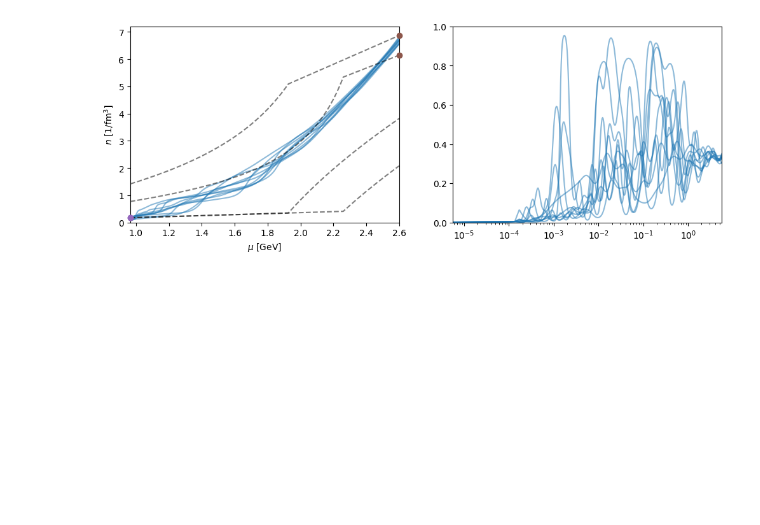
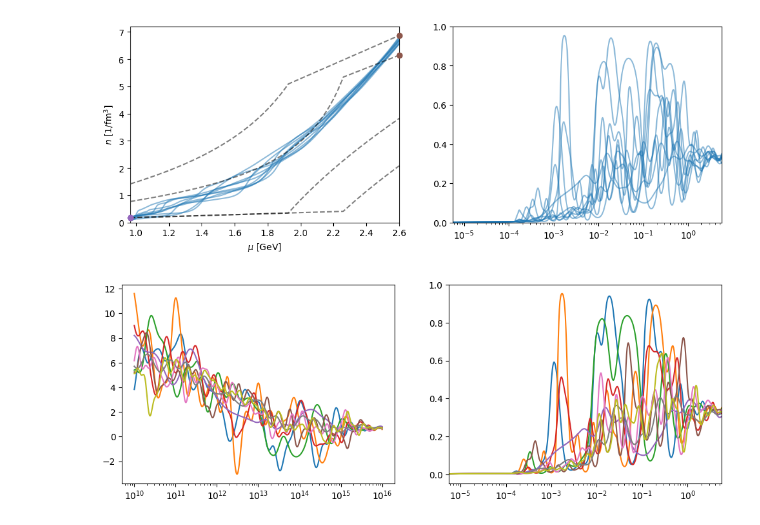
Before and after one commit to eliotfinch/pqcd, a Jupyter notebook: notebooks/modify_tabulated_eos.ipynb, the cells around one changed output. Drawn from its saved outputs; the diff is of its cells as text; code cells hidden in the pictures; blank space fills up the shorter version.

Commit message:
Add plot of custom EOS mean

```diff
--- a/notebooks/modify_tabulated_eos.ipynb
+++ b/notebooks/modify_tabulated_eos.ipynb
@@ -232,20 +244,4 @@ axs[0].set_ylabel(r'$n$ [1/fm$^3$]');
 # %%
-labels = [
-    'a',
-    'b',
-    'c',
-    'd',
-    'e',
-    'f',
-    'g',
-    'h',
-    'i',
-    'j',
-    'k',
-    'l',
-    'm',
-]
-
 hdf5_source = '../make-agnostic-processes/hadagn/bsk/gpr_gpr_hadronic-bsk.hdf5'
 
 for i, new_mean_phi in enumerate(new_mean_phi_array[::12]):
@@ -274,3 +270,63 @@ for i, new_mean_phi in enumerate(new_mean_phi_array[::12]):
             # Create a new dataset
             f_dest['0'].create_dataset('mean', data=new_mean)
             f_dest['0'].create_dataset('cov', data=new_cov)
+# %%
+hdf5_paths = {
+    'had': ['bsk', 'bsr', 'dd', 'eng', 'gm', 'kde', 'mpa', 'nl', 'r', 'sk', 'sly', 'tm'],
+    'hyp': ['bsr', 'dd', 'gm', 'h', 'nl', 'tm'],
+    'qrk': ['alf', 'ddq', 'hqc'],
+    'cus': labels
+}
+
+fig, axs = plt.subplots(1, 2, figsize=(12,4))
+axs[0].set_xscale('log')
+axs[1].set_xscale('log')
+
+min_pressure = to_GeV_per_cubic_femtometre(1e10)
+max_pressure = to_GeV_per_cubic_femtometre(1e16)
+
+for variety in ['cus']:
+
+    for label in hdf5_paths[variety]:
+
+        if variety == 'had':
+            file_path = f'../make-agnostic-processes/{variety}agn/{label}/gpr_gpr_{variety}ronic-{label}.hdf5'
+        elif variety == 'hyp':
+            file_path = f'../make-agnostic-processes/{variety}agn/{label}/gpr_gpr_{variety}eronic-{label}.hdf5'
+        elif variety == 'qrk':
+            file_path = f'../make-agnostic-processes/{variety}agn/{label}/gpr_gpr_quark-{label}.hdf5'
+        elif variety == 'cus':
+            file_path = f'../make-agnostic-processes-tests/{variety}agn/{label}/gpr_gpr_custom-{label}.hdf5'
+
+        with h5py.File(file_path, 'r') as f:
+            cov = np.array(f['0']['cov'])
+            mean = np.array(f['0']['mean'])
+
+        log_pressure = np.array([entry[0] for entry in mean])
+        phi = np.array([entry[1] for entry in mean])
+
+        eos, cols = integrate_phi(
+            np.exp(log_pressure),
+            phi,
+            reference_pressurec2=3e11,
+            sigma_logpressurec2=0,
+            stitch_below_reference_pressure=True,
+            include_baryon_density=True,
+            include_cs2c2=True,
+            include_baryon_chemical_potential=False,
+            verbose=False
+        )
+
+        pressure = to_GeV_per_cubic_femtometre(eos[:, cols.index('pressurec2')])
+        energy_density = to_GeV_per_cubic_femtometre(eos[:, cols.index('energy_densityc2')])
+        number_density = to_nucleons_per_cubic_femtometre(eos[:, cols.index('baryon_density')])
+
+        chemical_potential = (energy_density+pressure)/number_density
+        speed_of_sound_squared = np.gradient(pressure, energy_density)
+
+        axs[0].plot(np.exp(log_pressure), phi)
+        axs[1].plot(pressure, speed_of_sound_squared)
+
+axs[1].set_xlim(min_pressure, max_pressure);
+# %% [output]
+[figure, added]
```
Also changed, not shown: parts of 3 cells of this notebook.
